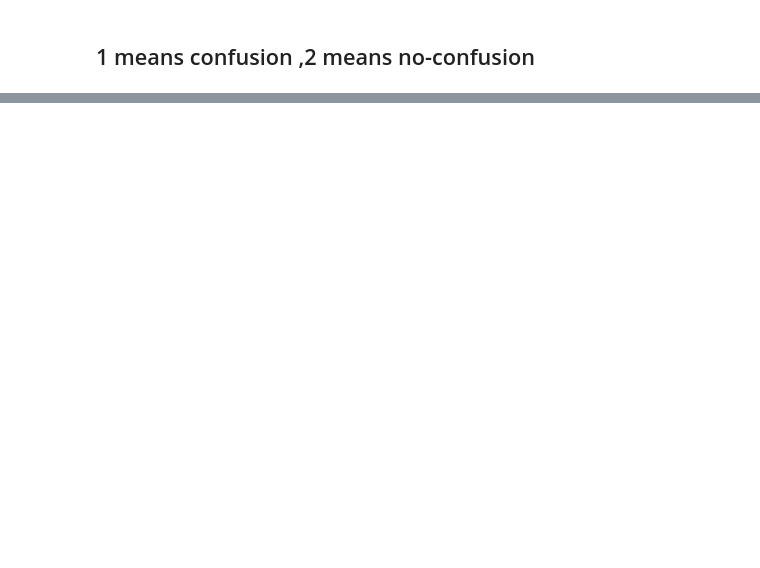
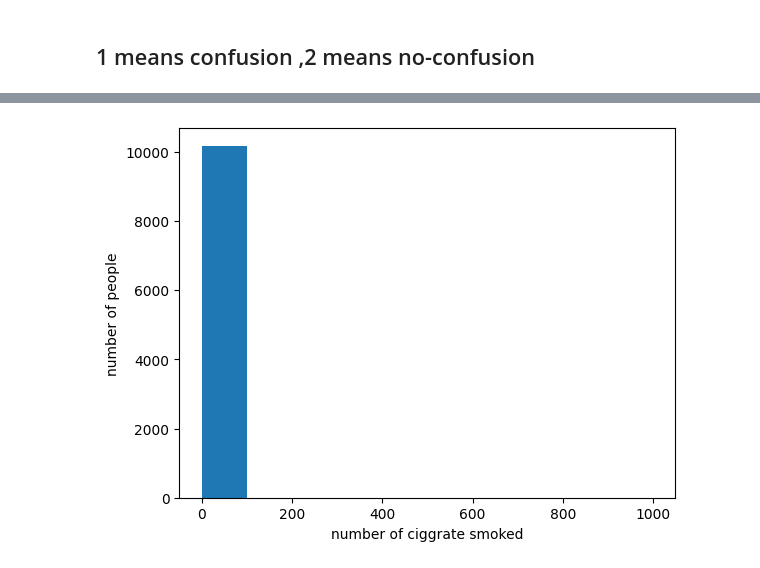
Before and after one commit to dewang002/Healthcare_data, a Jupyter notebook: Untitled.ipynb, the cells around one changed output, grey strips where cells are left out. Cells and saved outputs as stored; diff of their text form; code cells hidden in the pictures; blank space fills up the shorter version.

```diff
--- a/Untitled.ipynb
+++ b/Untitled.ipynb
@@ -92,0 +136,3 @@ df['confusion'].value_counts().plot(kind='bar')
+# %%
+confusion_mode = df['confusion'].dropna().mode()
+df.fillna({'confusion': confusion_mode[0]}, inplace = True)
@@ -92,0 +153,2 @@ df['confusion'].value_counts().plot(kind='bar')
+# %%
+df.fillna({'ciggrate': 0}, inplace = True)
@@ -92,0 +190,8 @@ df['confusion'].value_counts().plot(kind='bar')
+# %%
+# fig, ax = plt.subplots(1,2, figsize=(10,6))
+plt.hist(df['ciggrate'] )
+plt.xlabel('number of ciggrate smoked')
+plt.ylabel('number of people')
+plt.show()
+# %% [output]
+[figure, added]
```
Also changed, not shown: parts of 31 cells of this notebook.
